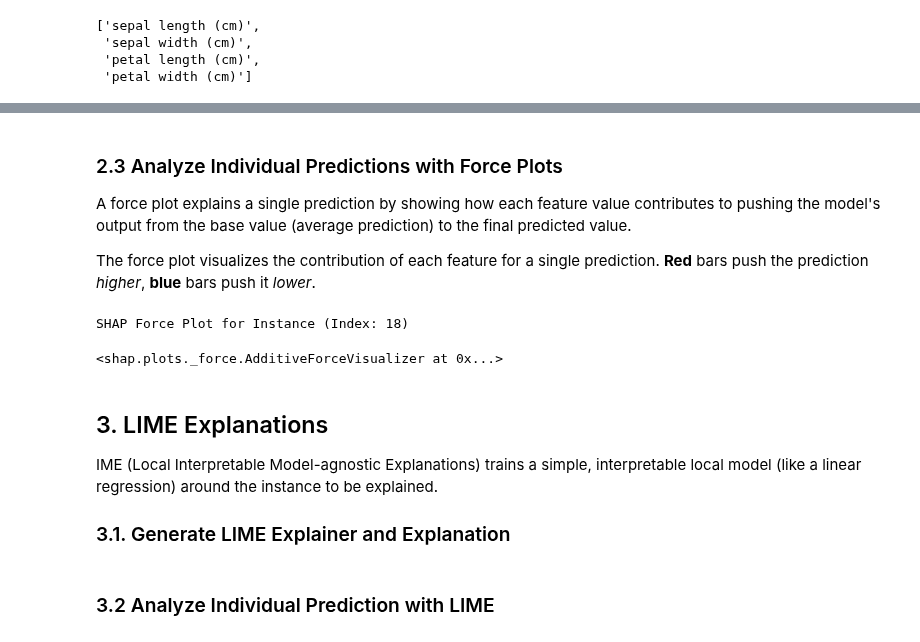
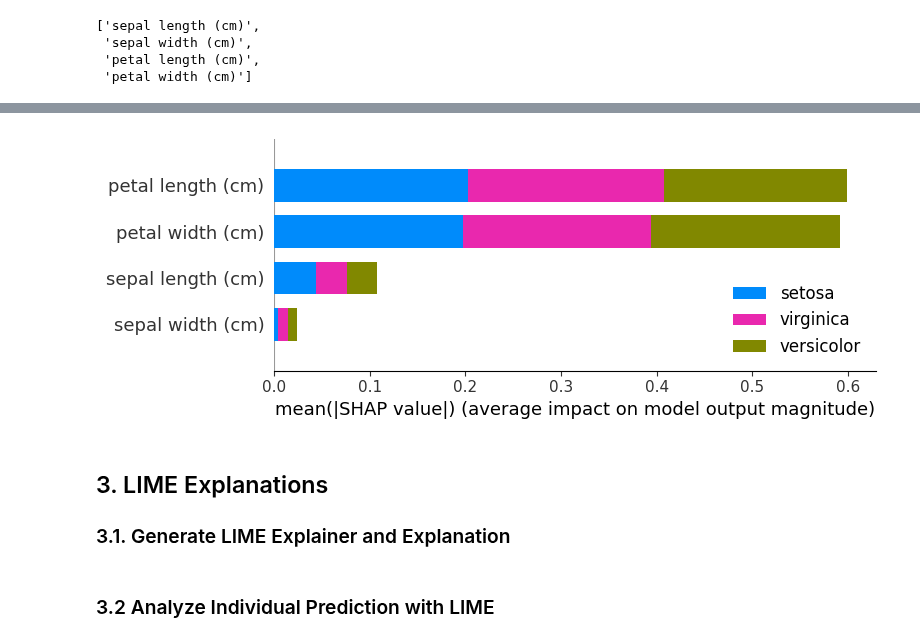
Before and after one commit to JasonL888/AI_Experiments, a Jupyter notebook: ExplainableAI/hands_on_part_A_SHAP_LIME.ipynb, the cells around one changed output, grey strips where cells are left out. Cells and saved outputs as stored; diff of their text form; code cells hidden in the pictures.

```diff
--- a/ExplainableAI/hands_on_part_A_SHAP_LIME.ipynb
+++ b/ExplainableAI/hands_on_part_A_SHAP_LIME.ipynb
@@ -222,56 +147,9 @@ Beeswarm Plot (Feature Importance and Effect):
-# %% [markdown]
-### 2.3 Analyze Individual Predictions with Force Plots
-A force plot explains a single prediction by showing how each feature value contributes to pushing the model's output from the base value (average prediction) to the final predicted value.
-
-The force plot visualizes the contribution of each feature for a single prediction.
-**Red** bars push the prediction *higher*, **blue** bars push it *lower*.
-# %%
-# Select the SHAP explanation for the instance we chose earlier
-# Note: shap_values_obj[instance_to_explain_idx] works with the Explanation object
-instance_explanation = shap_values_obj[instance_to_explain_idx]
-
-# Visualize the explanation (SHAP v0.20+ requires base_value first)
-print(f"SHAP Force Plot for Instance (Index: {X_instance.index.values[0]})")
-
-# robustly extract base value and class-specific shap vector if needed
-try:
-    base = instance_explanation.base_values
-    vals = instance_explanation.values
-    # if multiclass, reduce to the predicted class
-    if np.ndim(vals) == 2:
-        # try common layouts
-        if vals.shape[0] == len(class_names):           # (n_classes, n_features)
-            shap_vec = vals[predicted_class]
-            base_val = base[predicted_class] if np.ndim(base) > 0 else base
-        elif vals.shape[-1] == len(class_names):      # (n_features, n_classes)
-            shap_vec = vals[:, predicted_class]
-            base_val = base[predicted_class] if np.ndim(base) > 0 else base
-        else:
-            shap_vec = vals
-            base_val = base
-    else:
-        shap_vec = vals
-        base_val = base if np.ndim(base) == 0 else (base[predicted_class] if 'predicted_class' in globals() else base)
-except Exception:
-    # fallback: use explainer.expected_value and raw shap_values array
-    ev = explainer.expected_value
-    sv = shap_values_obj.values
-    if sv.ndim == 3:
-        shap_vec = sv[instance_to_explain_idx, :, predicted_class]
-        base_val = ev[predicted_class] if np.ndim(ev) > 0 else ev
-    else:
-        shap_vec = sv[instance_to_explain_idx]
-        base_val = ev
-
-# call force plot with base value first (matplotlib=False yields JS interactive plot)
-shap.plots.force(base_val, shap_vec, feature_names=fnames, matplotlib=False)
-# %% [output]
-SHAP Force Plot for Instance (Index: 18)
-<shap.plots._force.AdditiveForceVisualizer at 0x...>
+# %%
+shap.summary_plot(shap_values_obj, X_test, class_names=class_names)
+# %% [output]
+[figure, added]
 # %% [markdown]
 ## 3. LIME Explanations
-IME (Local Interpretable Model-agnostic Explanations) trains a simple, interpretable local model (like a linear regression) around the instance to be explained.
-
 ### 3.1. Generate LIME Explainer and Explanation
 # %%
 # 1. Initialize the LIME Explainer
```
Also changed, not shown: parts of 13 cells of this notebook.
